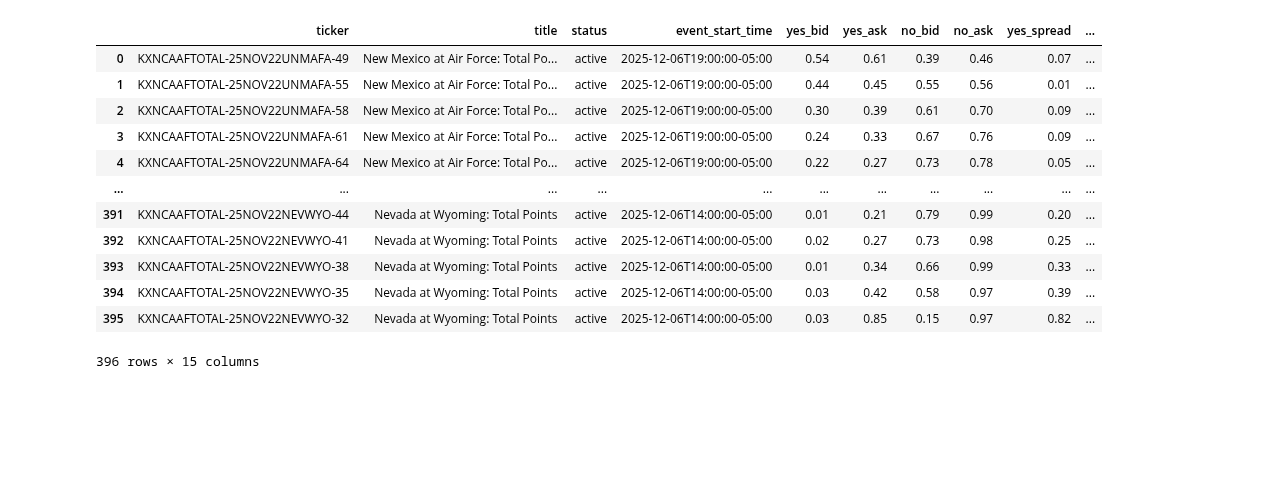
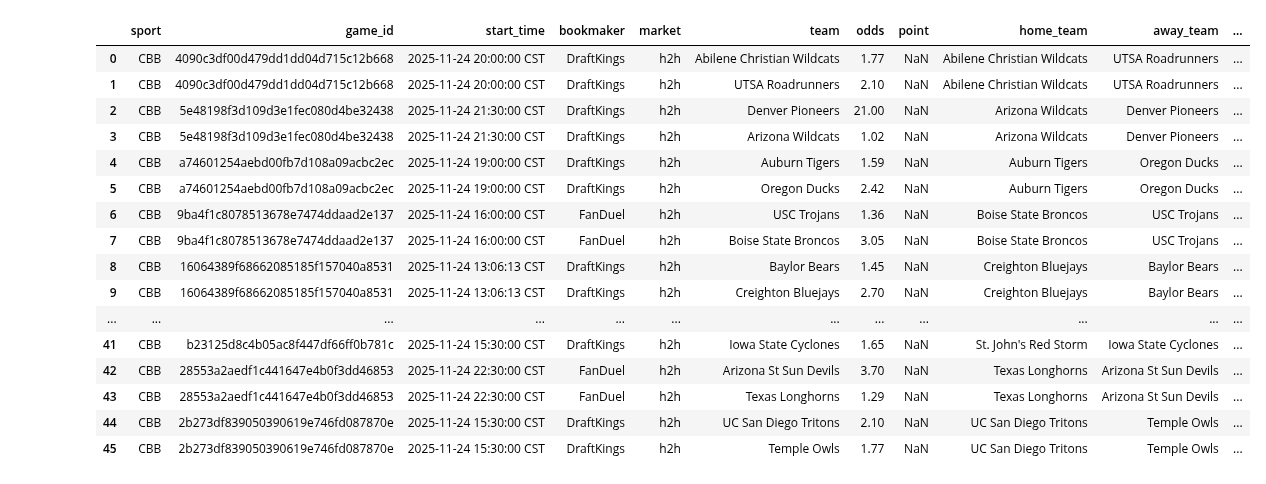
Before and after one commit to bassuaz24/kalshi_bets, a Jupyter notebook: jupyter_archive/data_analysis.ipynb, the cells around one changed output. Saved outputs shown, nothing was run; the diff lists cells and outputs as text; code cells hidden in the pictures; blank space fills up the shorter version.

```diff
--- a/jupyter_archive/data_analysis.ipynb
+++ b/jupyter_archive/data_analysis.ipynb
@@ -55,7 +55,7 @@ mask = odds_winners_df['fair_prb'].notna()
 avg_by_team = (
     odds_winners_df.loc[mask]
     .groupby(['game_id', 'team'])['fair_prb']
-    .transform('mean')
+    .transform('median')
     .round(4)
 )
 odds_winners_df.loc[mask, 'avg_fair_prb'] = avg_by_team
@@ -276,17 +260,21 @@ odds_totals_df
-# %%
-kalshi_totals_df
-# %% [output]
-|  | ticker | title | status | event_start_time | yes_bid | yes_ask | no_bid | no_ask | yes_spread | ... |
-| 0 | KXNCAAFTOTAL-25NOV22UNMAFA-49 | New Mexico at Air Force: Total Po... | active | 2025-12-06T19:00:00-05:00 | 0.54 | 0.61 | 0.39 | 0.46 | 0.07 | ... |
-| 1 | KXNCAAFTOTAL-25NOV22UNMAFA-55 | New Mexico at Air Force: Total Po... | active | 2025-12-06T19:00:00-05:00 | 0.44 | 0.45 | 0.55 | 0.56 | 0.01 | ... |
-| 2 | KXNCAAFTOTAL-25NOV22UNMAFA-58 | New Mexico at Air Force: Total Po... | active | 2025-12-06T19:00:00-05:00 | 0.30 | 0.39 | 0.61 | 0.70 | 0.09 | ... |
-| 3 | KXNCAAFTOTAL-25NOV22UNMAFA-61 | New Mexico at Air Force: Total Po... | active | 2025-12-06T19:00:00-05:00 | 0.24 | 0.33 | 0.67 | 0.76 | 0.09 | ... |
-| 4 | KXNCAAFTOTAL-25NOV22UNMAFA-64 | New Mexico at Air Force: Total Po... | active | 2025-12-06T19:00:00-05:00 | 0.22 | 0.27 | 0.73 | 0.78 | 0.05 | ... |
-| ... | ... | ... | ... | ... | ... | ... | ... | ... | ... | ... |
-| 391 | KXNCAAFTOTAL-25NOV22NEVWYO-44 | Nevada at Wyoming: Total Points | active | 2025-12-06T14:00:00-05:00 | 0.01 | 0.21 | 0.79 | 0.99 | 0.20 | ... |
-| 392 | KXNCAAFTOTAL-25NOV22NEVWYO-41 | Nevada at Wyoming: Total Points | active | 2025-12-06T14:00:00-05:00 | 0.02 | 0.27 | 0.73 | 0.98 | 0.25 | ... |
-| 393 | KXNCAAFTOTAL-25NOV22NEVWYO-38 | Nevada at Wyoming: Total Points | active | 2025-12-06T14:00:00-05:00 | 0.01 | 0.34 | 0.66 | 0.99 | 0.33 | ... |
-| 394 | KXNCAAFTOTAL-25NOV22NEVWYO-35 | Nevada at Wyoming: Total Points | active | 2025-12-06T14:00:00-05:00 | 0.03 | 0.42 | 0.58 | 0.97 | 0.39 | ... |
-| 395 | KXNCAAFTOTAL-25NOV22NEVWYO-32 | Nevada at Wyoming: Total Points | active | 2025-12-06T14:00:00-05:00 | 0.03 | 0.85 | 0.15 | 0.97 | 0.82 | ... |
-396 rows × 15 columns
+# %%
+odds_winners_df
+# %% [output]
+|  | sport | game_id | start_time | bookmaker | market | team | odds | point | home_team | away_team | ... |
+| 0 | CBB | 4090c3df00d479dd1dd04d715c12b668 | 2025-11-24 20:00:00 CST | DraftKings | h2h | Abilene Christian Wildcats | 1.77 | NaN | Abilene Christian Wildcats | UTSA Roadrunners | ... |
+| 1 | CBB | 4090c3df00d479dd1dd04d715c12b668 | 2025-11-24 20:00:00 CST | DraftKings | h2h | UTSA Roadrunners | 2.10 | NaN | Abilene Christian Wildcats | UTSA Roadrunners | ... |
+| 2 | CBB | 5e48198f3d109d3e1fec080d4be32438 | 2025-11-24 21:30:00 CST | DraftKings | h2h | Denver Pioneers | 21.00 | NaN | Arizona Wildcats | Denver Pioneers | ... |
+| 3 | CBB | 5e48198f3d109d3e1fec080d4be32438 | 2025-11-24 21:30:00 CST | DraftKings | h2h | Arizona Wildcats | 1.02 | NaN | Arizona Wildcats | Denver Pioneers | ... |
+| 4 | CBB | a74601254aebd00fb7d108a09acbc2ec | 2025-11-24 19:00:00 CST | DraftKings | h2h | Auburn Tigers | 1.59 | NaN | Auburn Tigers | Oregon Ducks | ... |
+| 5 | CBB | a74601254aebd00fb7d108a09acbc2ec | 2025-11-24 19:00:00 CST | DraftKings | h2h | Oregon Ducks | 2.42 | NaN | Auburn Tigers | Oregon Ducks | ... |
+| 6 | CBB | 9ba4f1c8078513678e7474ddaad2e137 | 2025-11-24 16:00:00 CST | FanDuel | h2h | USC Trojans | 1.36 | NaN | Boise State Broncos | USC Trojans | ... |
+| 7 | CBB | 9ba4f1c8078513678e7474ddaad2e137 | 2025-11-24 16:00:00 CST | FanDuel | h2h | Boise State Broncos | 3.05 | NaN | Boise State Broncos | USC Trojans | ... |
+| 8 | CBB | 16064389f68662085185f157040a8531 | 2025-11-24 13:06:13 CST | DraftKings | h2h | Baylor Bears | 1.45 | NaN | Creighton Bluejays | Baylor Bears | ... |
+| 9 | CBB | 16064389f68662085185f157040a8531 | 2025-11-24 13:06:13 CST | DraftKings | h2h | Creighton Bluejays | 2.70 | NaN | Creighton Bluejays | Baylor Bears | ... |
+| ... | ... | ... | ... | ... | ... | ... | ... | ... | ... | ... | ... |
+| 41 | CBB | b23125d8c4b05ac8f447df66ff0b781c | 2025-11-24 15:30:00 CST | DraftKings | h2h | Iowa State Cyclones | 1.65 | NaN | St. John's Red Storm | Iowa State Cyclones | ... |
+| 42 | CBB | 28553a2aedf1c441647e4b0f3dd46853 | 2025-11-24 22:30:00 CST | FanDuel | h2h | Arizona St Sun Devils | 3.70 | NaN | Texas Longhorns | Arizona St Sun Devils | ... |
+| 43 | CBB | 28553a2aedf1c441647e4b0f3dd46853 | 2025-11-24 22:30:00 CST | FanDuel | h2h | Texas Longhorns | 1.29 | NaN | Texas Longhorns | Arizona St Sun Devils | ... |
+| 44 | CBB | 2b273df839050390619e746fd087870e | 2025-11-24 15:30:00 CST | DraftKings | h2h | UC San Diego Tritons | 2.10 | NaN | UC San Diego Tritons | Temple Owls | ... |
+| 45 | CBB | 2b273df839050390619e746fd087870e | 2025-11-24 15:30:00 CST | DraftKings | h2h | Temple Owls | 1.77 | NaN | UC San Diego Tritons | Temple Owls | ... |
 # %%
```
Also changed, not shown: parts of 14 cells of this notebook.
